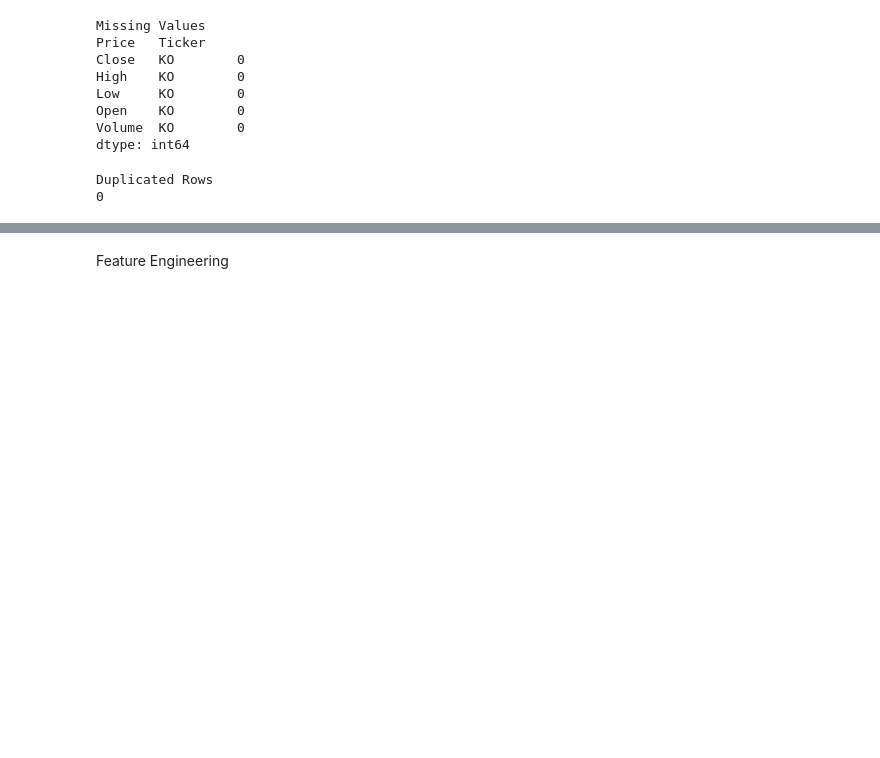
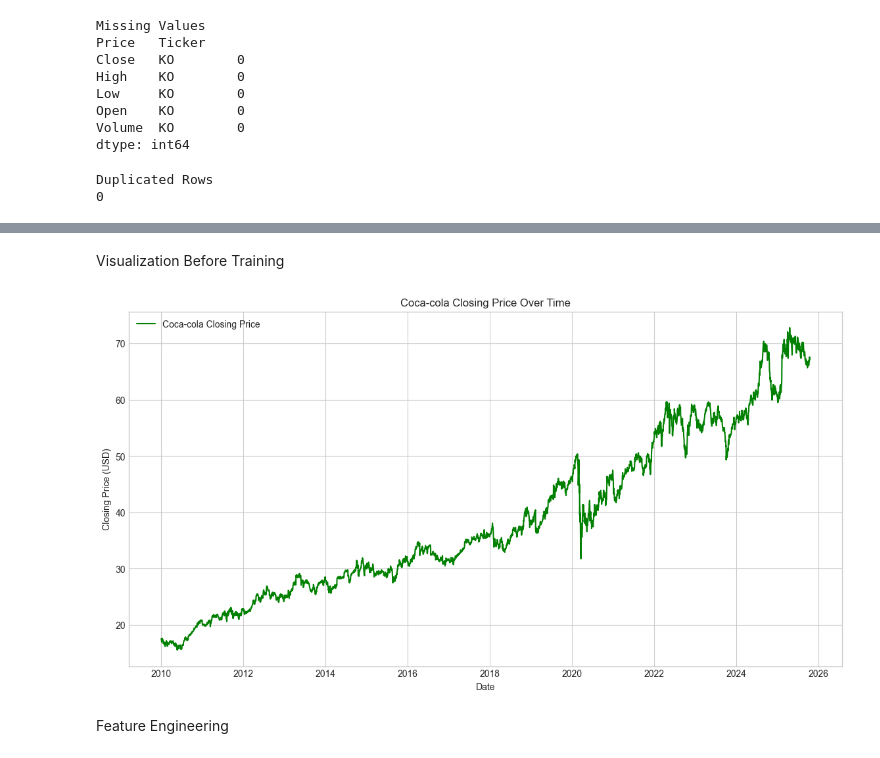
Before and after one commit to charlesakinnurun/coca-cola-stock, a Jupyter notebook: model.ipynb, the cells around one changed output, grey strips where cells are left out. Saved outputs shown, nothing was run; the diff lists cells and outputs as text; code cells hidden in the pictures; blank space fills up the shorter version.

```diff
--- a/model.ipynb
+++ b/model.ipynb
@@ -98,3 +98,5 @@ print(df_duplicated)
 # %% [output]
 Duplicated Rows
 0
+# %%
+df.reset_index(inplace=True)
@@ -101,3 +113,17 @@ Duplicated Rows
+# %% [markdown]
+Visualization Before Training
+# %%
+# Create a visualization of the raw data to show the overall trend of Coca-cola closing price
+plt.figure(figsize=(14,7))
+plt.plot(df["Date"],df["Close"],label="Coca-cola Closing Price",color="green")
+plt.title("Coca-cola Closing Price Over Time")
+plt.xlabel("Date")
+plt.ylabel("Closing Price (USD)")
+plt.legend()
+plt.grid(True)
+plt.show()
+# %% [output]
+[figure, added]
 # %% [markdown]
 Feature Engineering
 # %%
```
Also changed, not shown: parts of 4 cells of this notebook, 1 other file.
